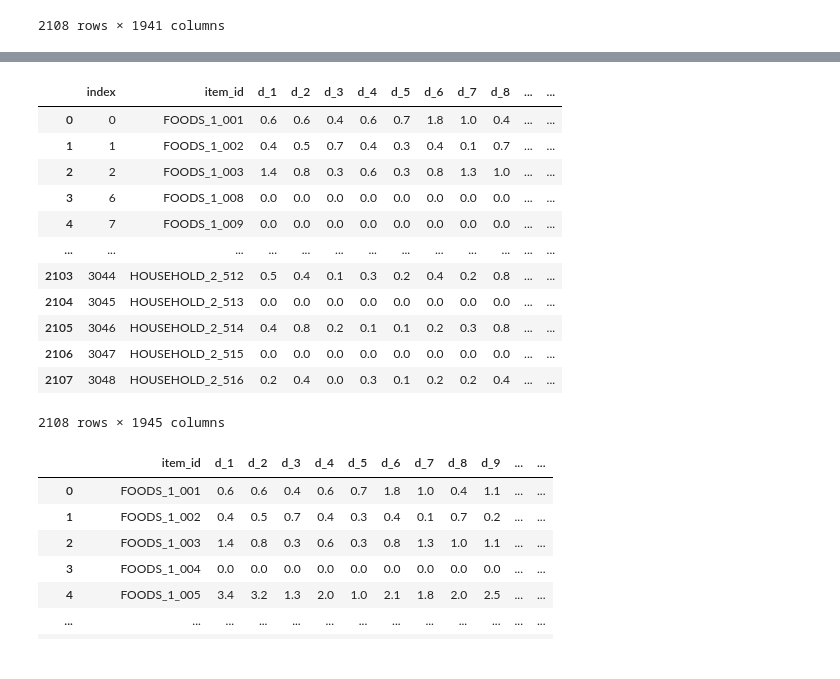
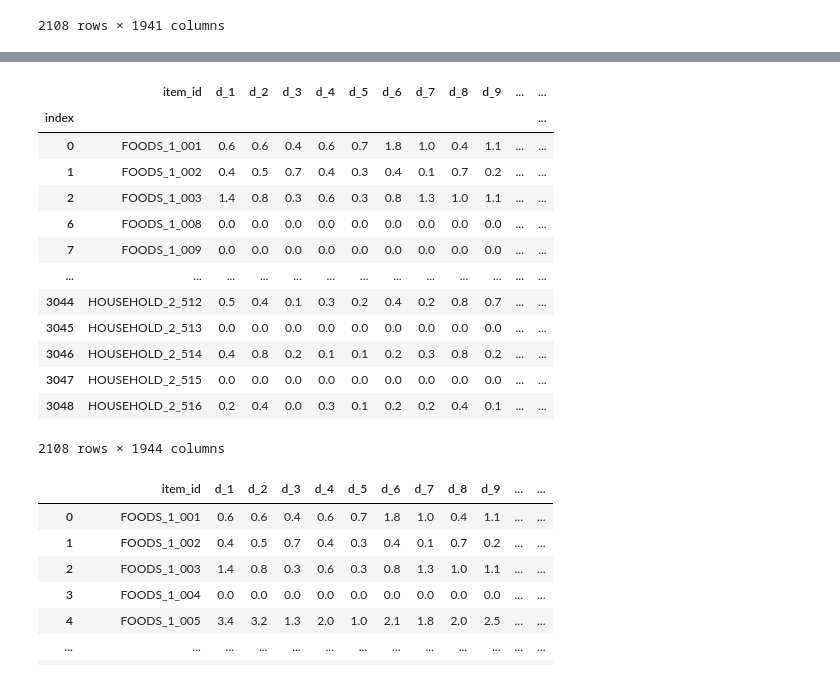
Before and after one commit to jeongeun82/Demand-Forecasts-for-Walmart, a Jupyter notebook: 3. code/1. preprocessing/preprocessing_clustering_item_storedept.ipynb, the cells around one changed output, grey strips where cells are left out. Drawn from its saved outputs; the diff is of its cells as text; code cells hidden in the pictures.

```diff
--- a/3. code/1. preprocessing/preprocessing_clustering_item_storedept.ipynb
+++ b/3. code/1. preprocessing/preprocessing_clustering_item_storedept.ipynb
@@ -136,24 +138,26 @@ div_clu0
 # %%
 # 클러스터 레이블 중복 방지를 위해 레이블 넘버 변경
 div_clu0.loc[div_clu0['tskm_5'] == 1, 'tskm_5'] = 10
 div_clu0.loc[div_clu0['tskm_5'] == 2, 'tskm_5'] = 11
 div_clu0.loc[div_clu0['tskm_5'] == 3, 'tskm_5'] = 12
 div_clu0.loc[div_clu0['tskm_5'] == 4, 'tskm_5'] = 13
+div_clu0 = div_clu0.set_index('index')
 div_clu0
 # %% [output]
-|  | index | item_id | d_1 | d_2 | d_3 | d_4 | d_5 | d_6 | d_7 | d_8 | ... | ... |
-| 0 | 0 | FOODS_1_001 | 0.6 | 0.6 | 0.4 | 0.6 | 0.7 | 1.8 | 1.0 | 0.4 | ... | ... |
-| 1 | 1 | FOODS_1_002 | 0.4 | 0.5 | 0.7 | 0.4 | 0.3 | 0.4 | 0.1 | 0.7 | ... | ... |
-| 2 | 2 | FOODS_1_003 | 1.4 | 0.8 | 0.3 | 0.6 | 0.3 | 0.8 | 1.3 | 1.0 | ... | ... |
-| 3 | 6 | FOODS_1_008 | 0.0 | 0.0 | 0.0 | 0.0 | 0.0 | 0.0 | 0.0 | 0.0 | ... | ... |
-| 4 | 7 | FOODS_1_009 | 0.0 | 0.0 | 0.0 | 0.0 | 0.0 | 0.0 | 0.0 | 0.0 | ... | ... |
+|  | item_id | d_1 | d_2 | d_3 | d_4 | d_5 | d_6 | d_7 | d_8 | d_9 | ... | ... |
+| index |  |  |  |  |  |  |  |  |  |  |  | ... |
+| 0 | FOODS_1_001 | 0.6 | 0.6 | 0.4 | 0.6 | 0.7 | 1.8 | 1.0 | 0.4 | 1.1 | ... | ... |
+| 1 | FOODS_1_002 | 0.4 | 0.5 | 0.7 | 0.4 | 0.3 | 0.4 | 0.1 | 0.7 | 0.2 | ... | ... |
+| 2 | FOODS_1_003 | 1.4 | 0.8 | 0.3 | 0.6 | 0.3 | 0.8 | 1.3 | 1.0 | 1.1 | ... | ... |
+| 6 | FOODS_1_008 | 0.0 | 0.0 | 0.0 | 0.0 | 0.0 | 0.0 | 0.0 | 0.0 | 0.0 | ... | ... |
+| 7 | FOODS_1_009 | 0.0 | 0.0 | 0.0 | 0.0 | 0.0 | 0.0 | 0.0 | 0.0 | 0.0 | ... | ... |
 | ... | ... | ... | ... | ... | ... | ... | ... | ... | ... | ... | ... | ... |
-| 2103 | 3044 | HOUSEHOLD_2_512 | 0.5 | 0.4 | 0.1 | 0.3 | 0.2 | 0.4 | 0.2 | 0.8 | ... | ... |
-| 2104 | 3045 | HOUSEHOLD_2_513 | 0.0 | 0.0 | 0.0 | 0.0 | 0.0 | 0.0 | 0.0 | 0.0 | ... | ... |
-| 2105 | 3046 | HOUSEHOLD_2_514 | 0.4 | 0.8 | 0.2 | 0.1 | 0.1 | 0.2 | 0.3 | 0.8 | ... | ... |
-| 2106 | 3047 | HOUSEHOLD_2_515 | 0.0 | 0.0 | 0.0 | 0.0 | 0.0 | 0.0 | 0.0 | 0.0 | ... | ... |
-| 2107 | 3048 | HOUSEHOLD_2_516 | 0.2 | 0.4 | 0.0 | 0.3 | 0.1 | 0.2 | 0.2 | 0.4 | ... | ... |
+| 3044 | HOUSEHOLD_2_512 | 0.5 | 0.4 | 0.1 | 0.3 | 0.2 | 0.4 | 0.2 | 0.8 | 0.7 | ... | ... |
+| 3045 | HOUSEHOLD_2_513 | 0.0 | 0.0 | 0.0 | 0.0 | 0.0 | 0.0 | 0.0 | 0.0 | 0.0 | ... | ... |
+| 3046 | HOUSEHOLD_2_514 | 0.4 | 0.8 | 0.2 | 0.1 | 0.1 | 0.2 | 0.3 | 0.8 | 0.2 | ... | ... |
+| 3047 | HOUSEHOLD_2_515 | 0.0 | 0.0 | 0.0 | 0.0 | 0.0 | 0.0 | 0.0 | 0.0 | 0.0 | ... | ... |
+| 3048 | HOUSEHOLD_2_516 | 0.2 | 0.4 | 0.0 | 0.3 | 0.1 | 0.2 | 0.2 | 0.4 | 0.1 | ... | ... |
-2108 rows × 1945 columns
+2108 rows × 1944 columns
 # %%
 b = pd.concat([mean_by_item, div_clu0['tskm_5']], axis = 1)
 b.loc[b['tskm_10'] == 0, 'tskm_10'] = b['tskm_5']
```
Also changed, not shown: parts of 4 cells of this notebook.
